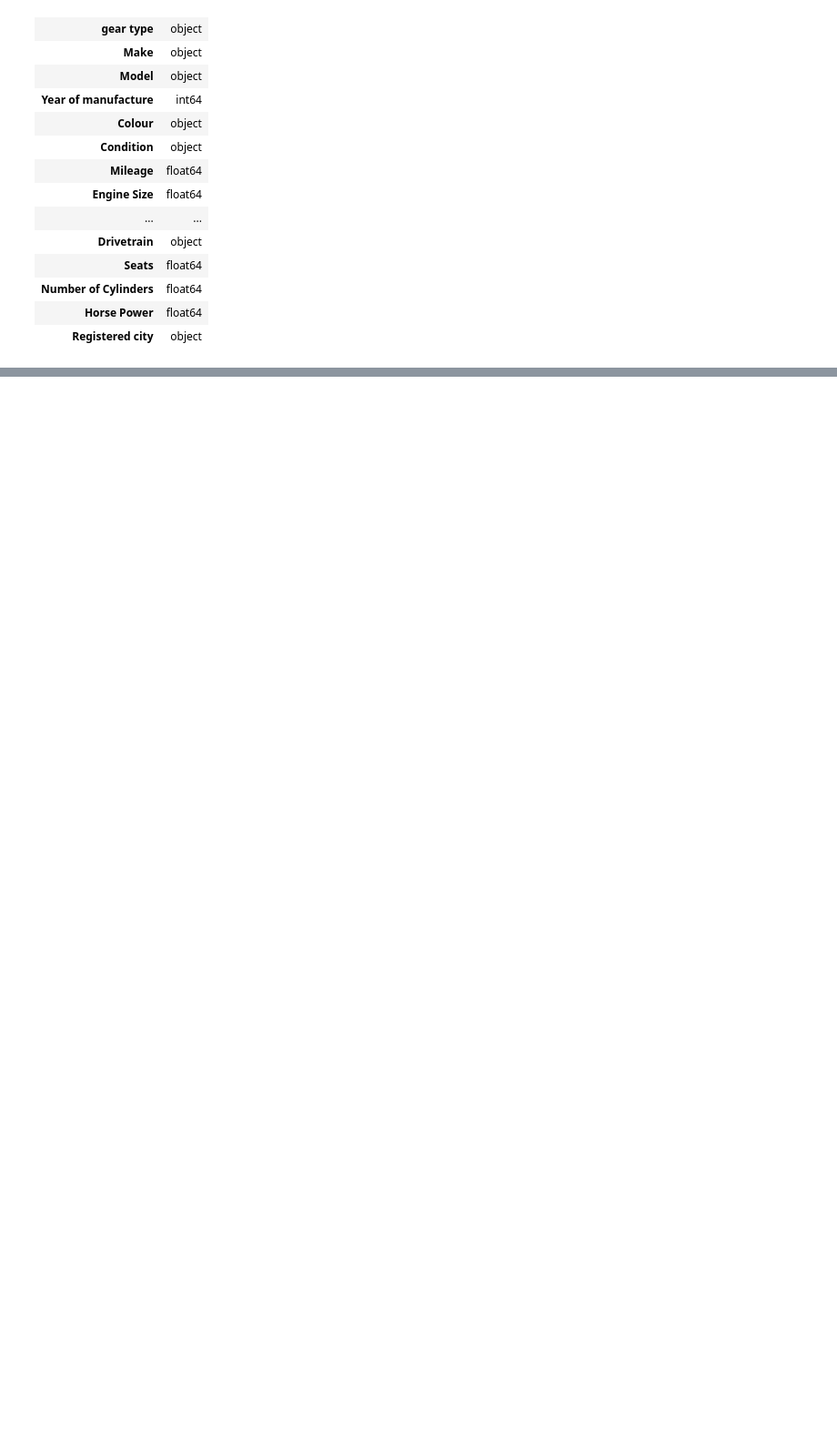
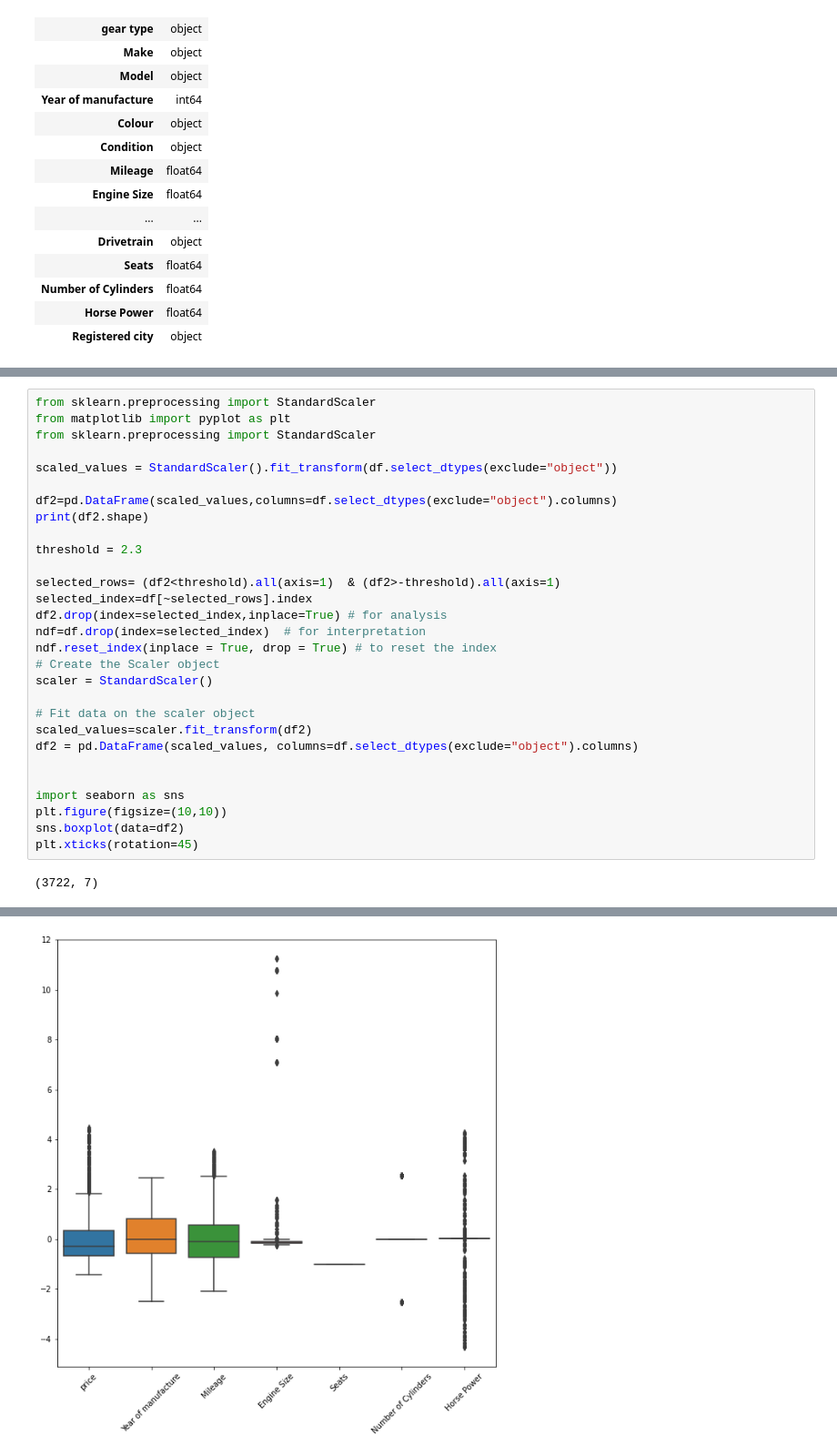
Before and after one commit to Waleed-Almutairi/ISE-291-Project, a Jupyter notebook: Code/VechicelCrashes.ipynb, the cells around one changed output, grey strips where cells are left out. Shown at 91% size. Saved outputs shown, nothing was run; the diff lists cells and outputs as text; blank space fills up the shorter version.

Commit message:
Plotting box plots & scaling the data

```diff
--- a/Code/VechicelCrashes.ipynb
+++ b/Code/VechicelCrashes.ipynb
@@ -77,3 +77,34 @@ Columns with NaN values are: []
 | 3720 | 1260000 | Petrol | Automatic | Toyota | RAV4 | 2001 | Black | Nigerian Used | 345926.0 | ... |
 | 3721 | 1872000 | Petrol | Automatic | Honda | Civic | 2007 | Black | Nigerian Used | 90330.0 | ... |
 3722 rows × 19 columns
+# %%
+from sklearn.preprocessing import StandardScaler
+from matplotlib import pyplot as plt
+from sklearn.preprocessing import StandardScaler
+
+scaled_values = StandardScaler().fit_transform(df.select_dtypes(exclude="object"))
+
+df2=pd.DataFrame(scaled_values,columns=df.select_dtypes(exclude="object").columns)
+print(df2.shape)
+
+threshold = 2.3
+
+selected_rows= (df2<threshold).all(axis=1)  & (df2>-threshold).all(axis=1)
+selected_index=df[~selected_rows].index
+df2.drop(index=selected_index,inplace=True) # for analysis
+ndf=df.drop(index=selected_index)  # for interpretation
+ndf.reset_index(inplace = True, drop = True) # to reset the index
+# Create the Scaler object
+scaler = StandardScaler()
+
+# Fit data on the scaler object
+scaled_values=scaler.fit_transform(df2)
+df2 = pd.DataFrame(scaled_values, columns=df.select_dtypes(exclude="object").columns)
+
+
+import seaborn as sns
+plt.figure(figsize=(10,10))
+sns.boxplot(data=df2)
+plt.xticks(rotation=45)
+# %% [output]
+(3722, 7)
@@ -79,0 +119 @@ Columns with NaN values are: []
+[figure, added]
```
Also changed, not shown: parts of 2 cells of this notebook.
